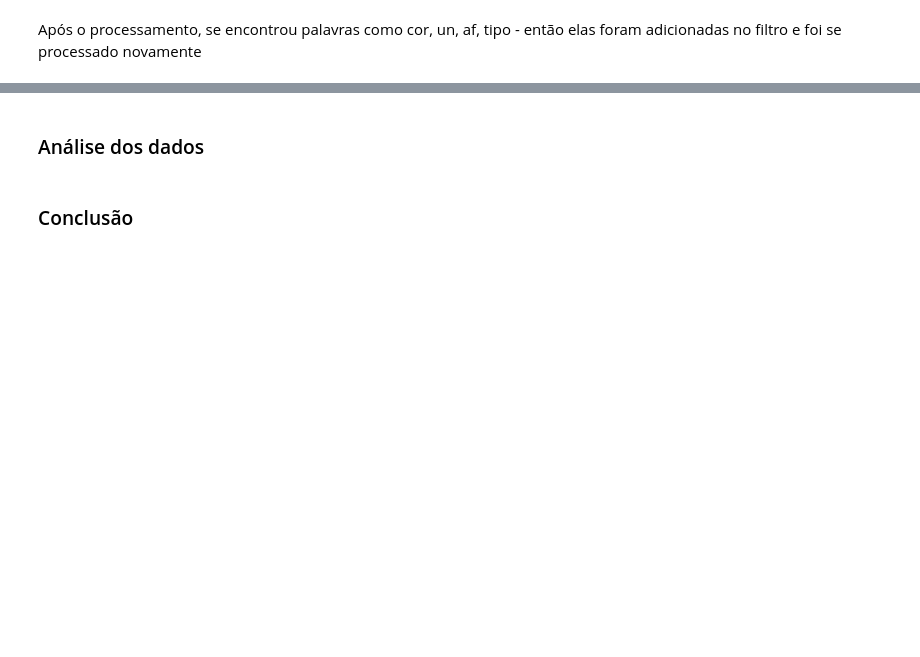
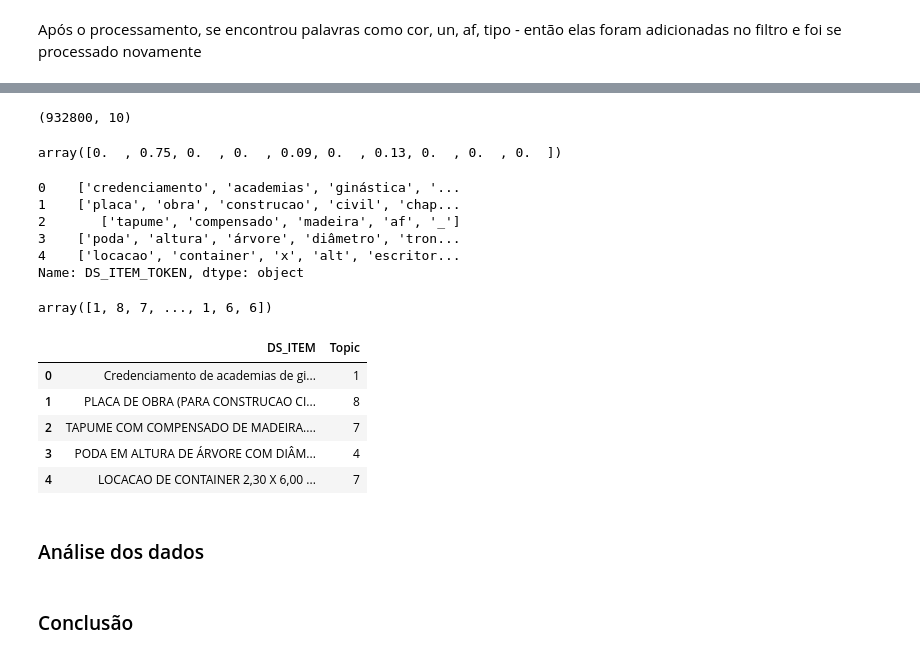
Before and after one commit to IonaSantana/Artificial-Intelligence, a Jupyter notebook: Projects/NLP/Maiores_investimentos_licitações1.ipynb, the cells around one changed output, grey strips where cells are left out. Saved outputs shown, nothing was run; the diff lists cells and outputs as text; code cells hidden in the pictures; blank space fills up the shorter version.

Commit message:
show topics

```diff
--- a/Projects/NLP/Maiores_investimentos_licitações1.ipynb
+++ b/Projects/NLP/Maiores_investimentos_licitações1.ipynb
@@ -208,9 +208,6 @@ item_licitacao.head(3)
 | 0 | 44500 | 274.0 | 2021 | CPC | 1 | 1 | 1 | ... |
 | 1 | 56900 | 25.0 | 2021 | TMP | 1 | 1 | 1.1 | ... |
 | 2 | 56900 | 25.0 | 2021 | TMP | 1 | 2 | 1.2 | ... |
-# %%
-licitacao_21 = pd.read_csv('/Users/ionasantana/Documents/GitHub/Artificial-Intelligence/Projects/NLP/licitacao_21_token.csv')
-item_licitacao = pd.read_csv('/Users/ionasantana/Documents/GitHub/Artificial-Intelligence/Projects/NLP/item_licitacao_token.csv')
 # %%
 from sklearn.feature_extraction.text import CountVectorizer
 # %%
@@ -270,7 +263,7 @@ from sklearn.decomposition import LatentDirichletAllocation
 # %%
 filter_out = filter_out + ['cor', 'un', 'branco', 'unidades',
 'litros', 'af', 'mgml', 'nbr', 'dn', 'eou', 'referência', 'conforme',
-'demais', 'deverá', 'tipo']
+'demais', 'deverá', 'tipo', 'r', 'gb']
 # %%
 cv = CountVectorizer(max_df=0.95, min_df=2, stop_words=filter_out)
 # %%
@@ -353,3 +355,37 @@ Top 10 tópicos dos itens#9
+# %%
+topic_results = LDA.transform(dtm)
+# %%
+topic_results.shape
+# %% [output]
+(932800, 10)
+# %%
+topic_results[0].round(2)
+# %% [output]
+array([0.  , 0.75, 0.  , 0.  , 0.09, 0.  , 0.13, 0.  , 0.  , 0.  ])
+# %%
+item_licitacao['DS_ITEM_TOKEN'].head()
+# %% [output]
+0    ['credenciamento', 'academias', 'ginástica', '...
+1    ['placa', 'obra', 'construcao', 'civil', 'chap...
+2       ['tapume', 'compensado', 'madeira', 'af', '_']
+3    ['poda', 'altura', 'árvore', 'diâmetro', 'tron...
+4    ['locacao', 'container', 'x', 'alt', 'escritor...
+Name: DS_ITEM_TOKEN, dtype: object
+# %%
+topic_results.argmax(axis=1)
+# %% [output]
+array([1, 8, 7, ..., 1, 6, 6])
+# %%
+item_licitacao['Topic'] = topic_results.argmax(axis=1)
+# %%
+item_licitacao[ ['DS_ITEM', 'Topic']].head()
+# %% [output]
+|  | DS_ITEM | Topic |
+| 0 | Credenciamento de academias de gi... | 1 |
+| 1 | PLACA DE OBRA (PARA CONSTRUCAO CI... | 8 |
+| 2 | TAPUME COM COMPENSADO DE MADEIRA.... | 7 |
+| 3 | PODA EM ALTURA DE ÁRVORE COM DIÂM... | 4 |
+| 4 | LOCACAO DE CONTAINER 2,30 X 6,00 ... | 7 |
 # %% [markdown]
 ### Análise dos dados
 # %% [markdown]
```
Also changed, not shown: parts of 9 cells of this notebook.
